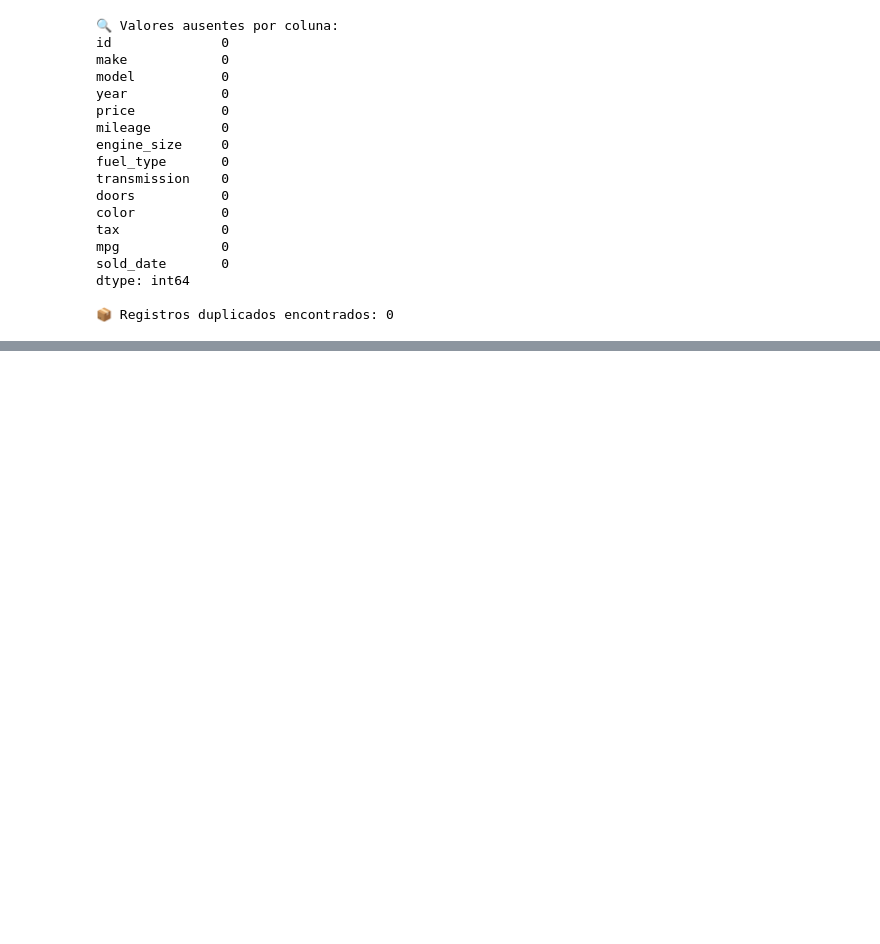
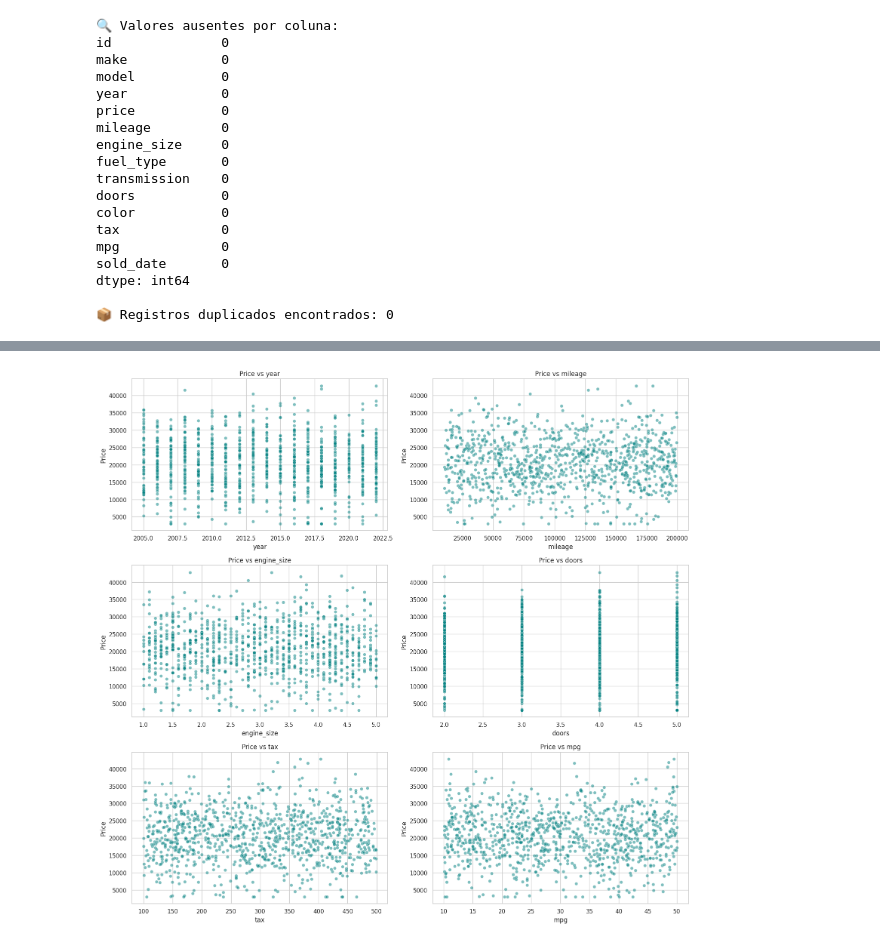
Before and after one commit to devLarissaRodrigues/WoMakersCode-DataAnalytics-DesafiosEmSquad, a Jupyter notebook: Desafio5_completo_em_squad.ipynb, the cells around one changed output, grey strips where cells are left out. Saved outputs shown, nothing was run; the diff lists cells and outputs as text; code cells hidden in the pictures; blank space fills up the shorter version.

```diff
--- a/Desafio5_completo_em_squad.ipynb
+++ b/Desafio5_completo_em_squad.ipynb
@@ -110,0 +264,16 @@ dtype: int64
+# %%
+# Plote o scatterplot (gráfico de dispersão), com price no eixo Y e a variável no eixo X.
+# Criar scatterplots de price versus cada variável numérica
+plt.figure(figsize=(16, 15))
+
+for i, col in enumerate([c for c in num_df if c != 'price'], 1):
+    plt.subplot(3, 2, i)
+    sns.scatterplot(x=df_carros[col], y=df_carros['price'], alpha=0.5, color="teal")
+    plt.title(f"Price vs {col}")
+    plt.xlabel(col)
+    plt.ylabel('Price')
+
+plt.tight_layout()
+plt.show()
+# %% [output]
+[figure, added]
```
Also changed, not shown: parts of 14 cells of this notebook.
